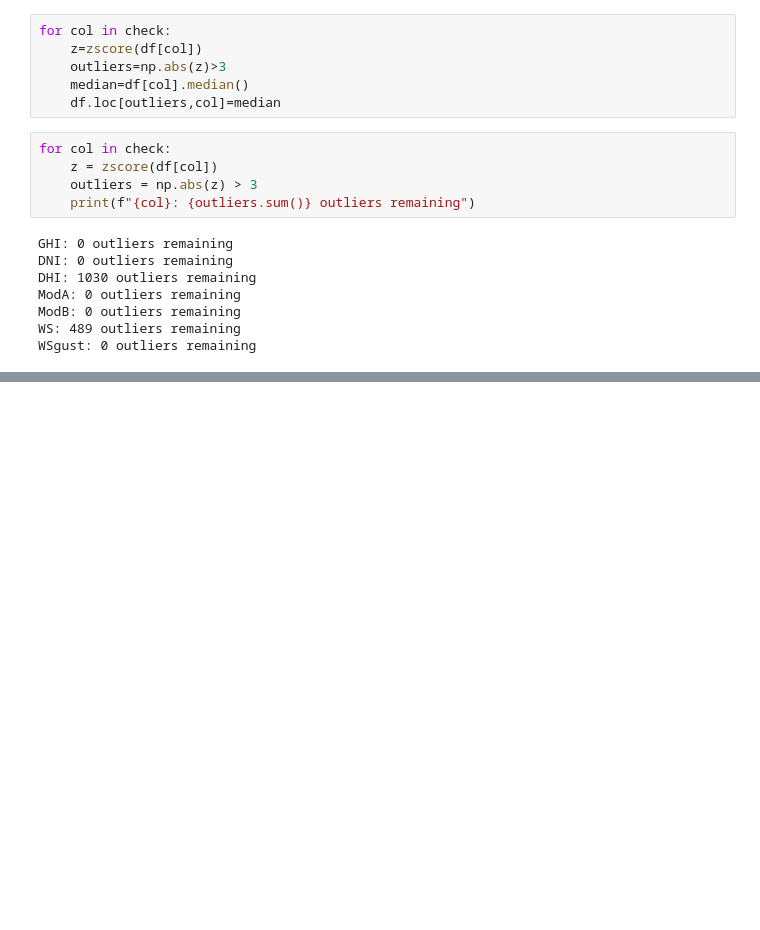
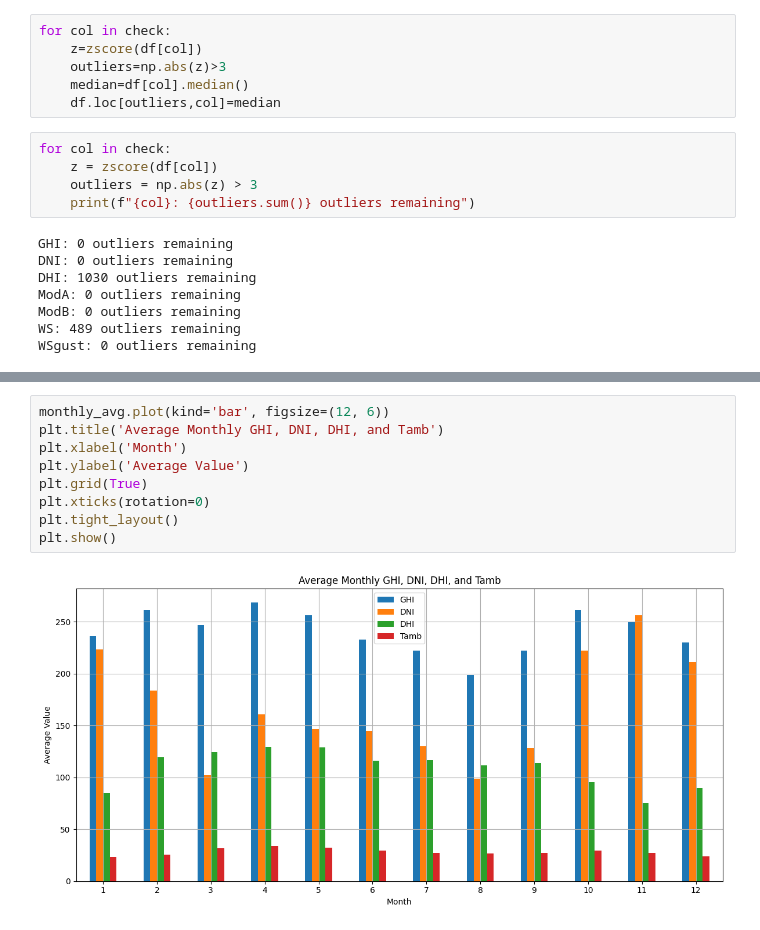
Before and after one commit to Becky-Chala/solar-challenge-week1, a Jupyter notebook: benin_eda.ipynb, the cells around one changed output, grey strips where cells are left out. Saved outputs shown, nothing was run; the diff lists cells and outputs as text; blank space fills up the shorter version.

```diff
--- a/benin_eda.ipynb
+++ b/benin_eda.ipynb
@@ -133,0 +164,11 @@ WSgust: 0 outliers remaining
+# %%
+monthly_avg.plot(kind='bar', figsize=(12, 6))
+plt.title('Average Monthly GHI, DNI, DHI, and Tamb')
+plt.xlabel('Month')
+plt.ylabel('Average Value')
+plt.grid(True)
+plt.xticks(rotation=0)
+plt.tight_layout()
+plt.show()
+# %% [output]
+[figure, added]
```
Also changed, not shown: parts of 17 cells of this notebook.
